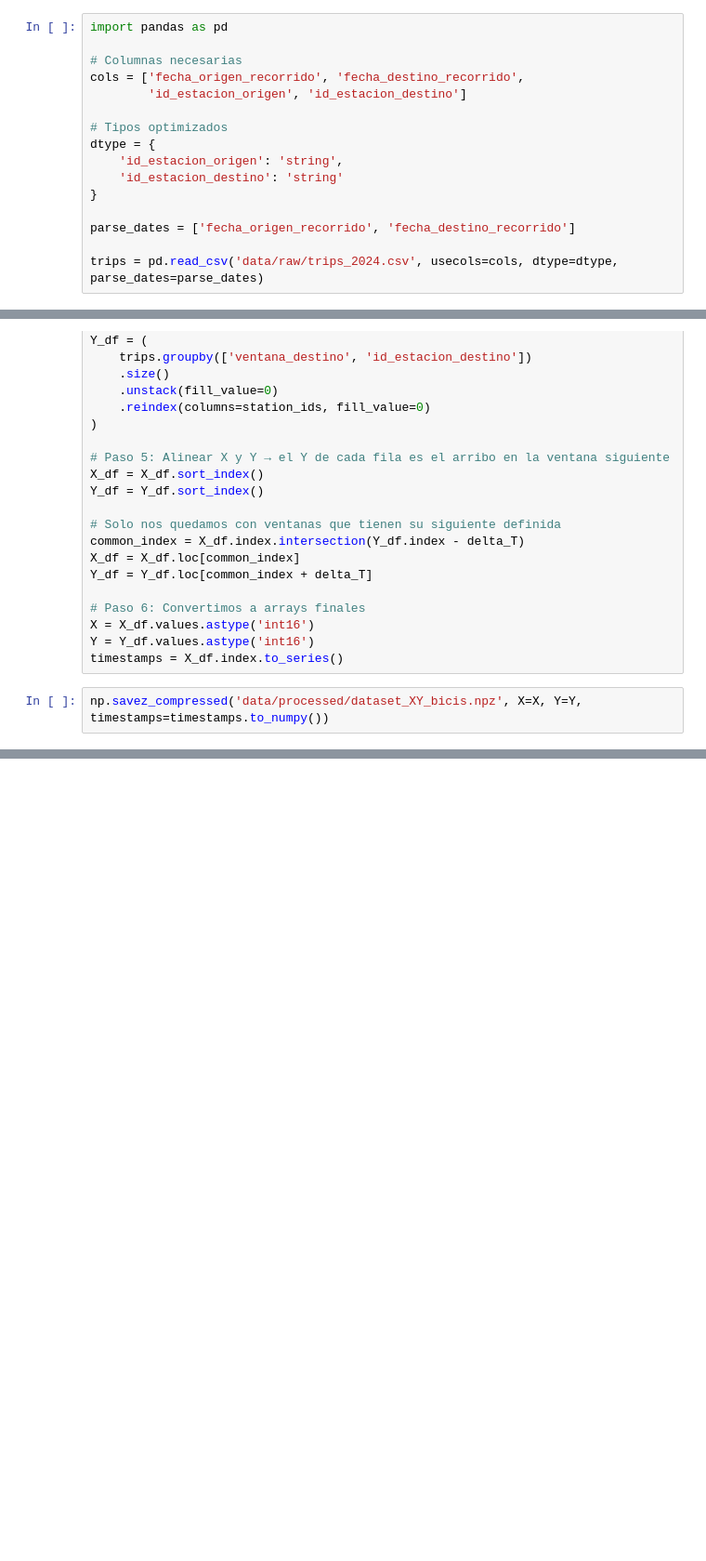
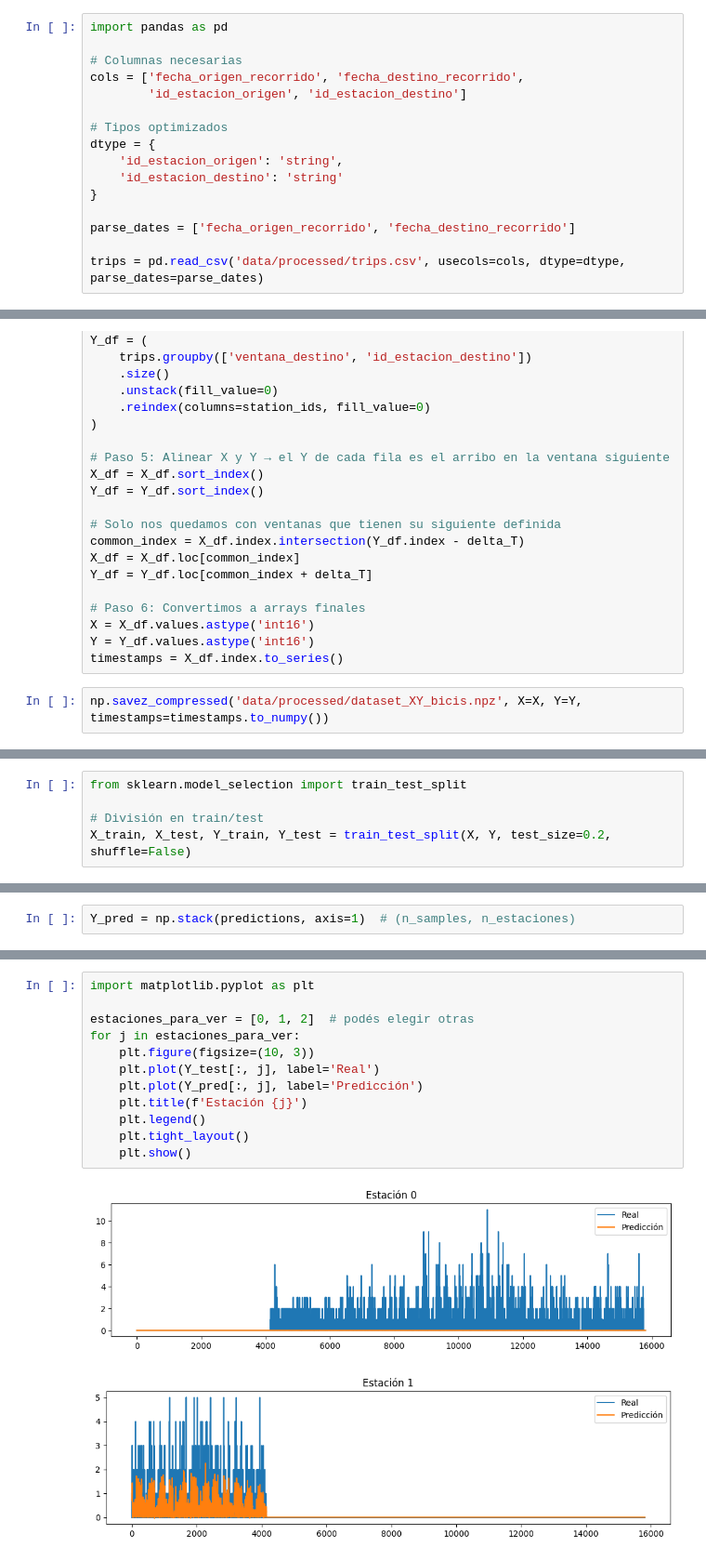
Before and after one commit to mattemusacchio/ML_Bicis, a Jupyter notebook: modelo_baseline.ipynb, the cells around one changed output, grey strips where cells are left out. Shown: that part at 93% size. Cells and saved outputs as stored; diff of their text form; blank space fills up the shorter version.

Commit message:
xgboost baseline
un poco choto para datos de 2024,
peor para los datos de todos los años

```diff
--- a/modelo_baseline.ipynb
+++ b/modelo_baseline.ipynb
@@ -15,7 +15,7 @@ dtype = {
 
 parse_dates = ['fecha_origen_recorrido', 'fecha_destino_recorrido']
 
-trips = pd.read_csv('data/raw/trips_2024.csv', usecols=cols, dtype=dtype, parse_dates=parse_dates)
+trips = pd.read_csv('data/processed/trips.csv', usecols=cols, dtype=dtype, parse_dates=parse_dates)
 # %%
 station_ids = pd.Index(
     pd.concat([trips['id_estacion_origen'], trips['id_estacion_destino']])
@@ -100,0 +105,5 @@ Primeras 5 filas de Y:
+# %%
+from sklearn.model_selection import train_test_split
+
+# División en train/test
+X_train, X_test, Y_train, Y_test = train_test_split(X, Y, test_size=0.2, shuffle=False)
@@ -100,0 +152,2 @@ Primeras 5 filas de Y:
+# %%
+Y_pred = np.stack(predictions, axis=1)  # (n_samples, n_estaciones)
@@ -100,0 +174,15 @@ Primeras 5 filas de Y:
+# %%
+import matplotlib.pyplot as plt
+
+estaciones_para_ver = [0, 1, 2]  # podés elegir otras
+for j in estaciones_para_ver:
+    plt.figure(figsize=(10, 3))
+    plt.plot(Y_test[:, j], label='Real')
+    plt.plot(Y_pred[:, j], label='Predicción')
+    plt.title(f'Estación {j}')
+    plt.legend()
+    plt.tight_layout()
+    plt.show()
+# %% [output]
+[figure, added]
+[figure, added]
```
Also changed, not shown: parts of 8 cells of this notebook.
